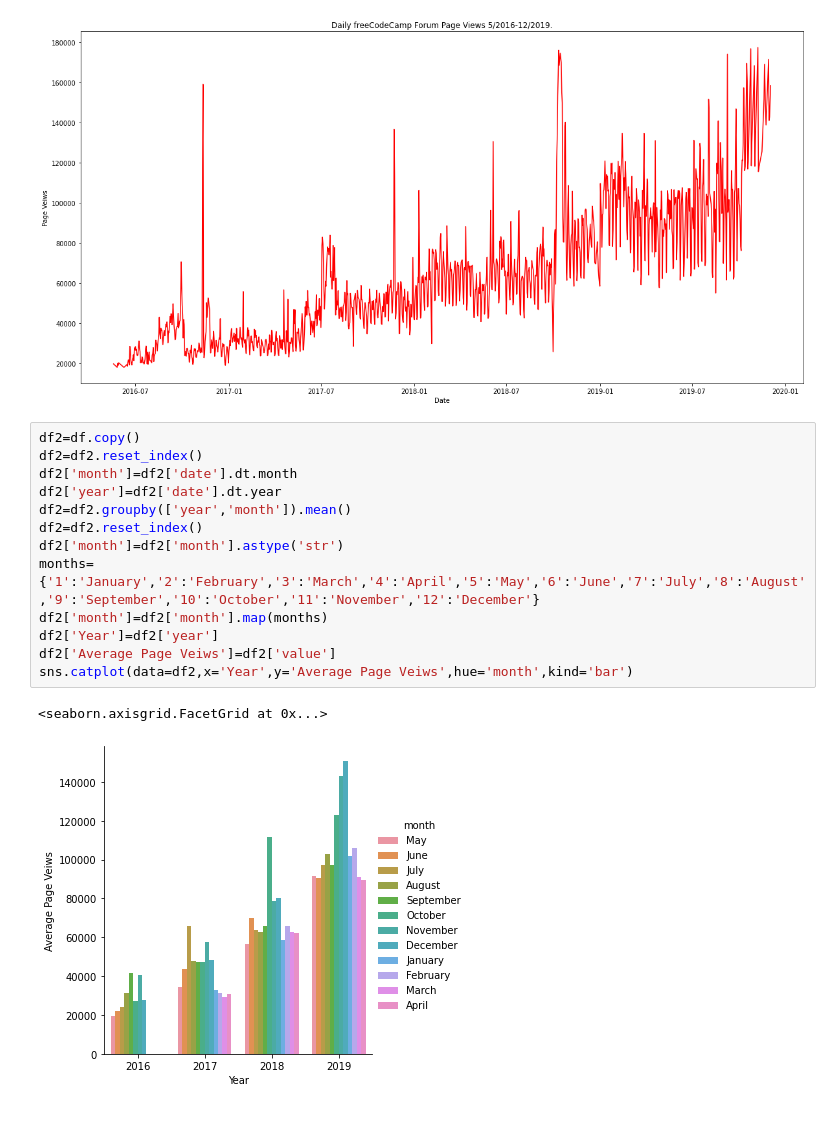
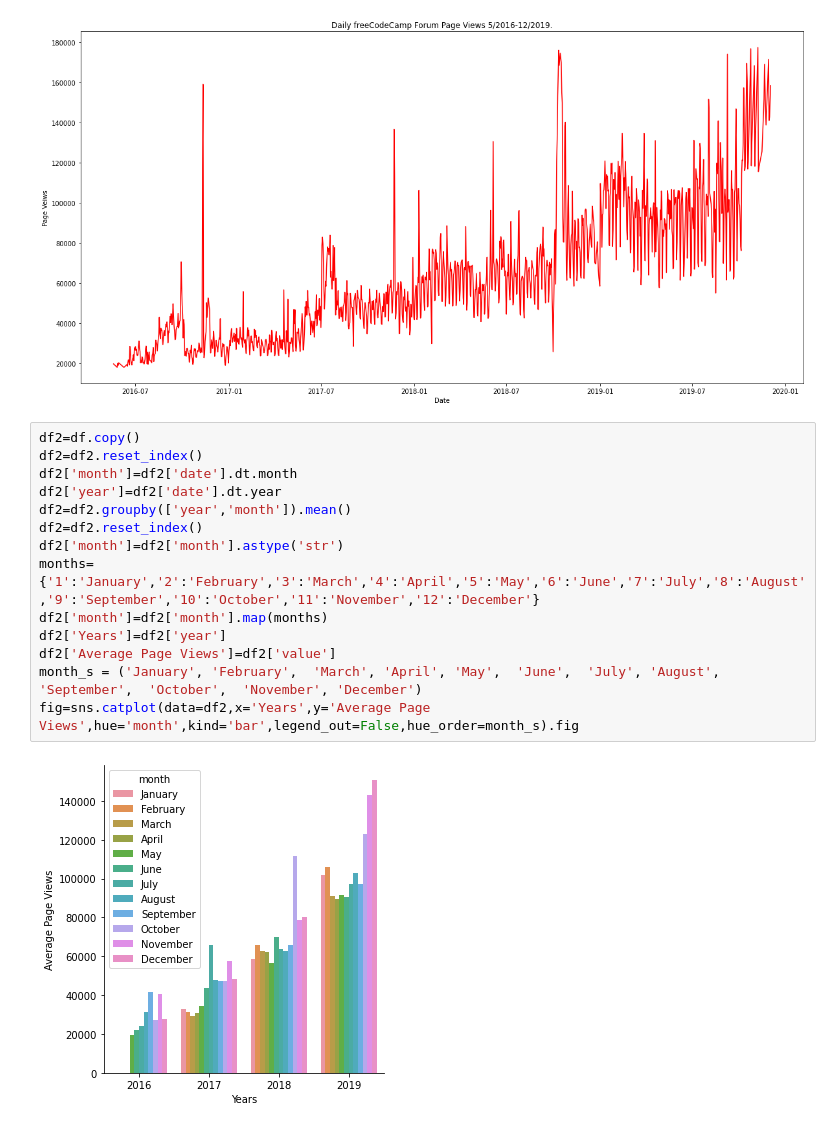
Before and after one commit to Batman2002/boilerplate-page-time-view-series-visualizer, a Jupyter notebook: boilerplate_page_time_analyzer.ipynb, the cells around one changed output. Cells and saved outputs as stored; diff of their text form.

```diff
--- a/boilerplate_page_time_analyzer.ipynb
+++ b/boilerplate_page_time_analyzer.ipynb
@@ -62,19 +62,19 @@ Text(0, 0.5, 'Page Veiws')
 # %%
 df2=df.copy()
 df2=df2.reset_index()
 df2['month']=df2['date'].dt.month
 df2['year']=df2['date'].dt.year
 df2=df2.groupby(['year','month']).mean()
 df2=df2.reset_index()
 df2['month']=df2['month'].astype('str')
 months={'1':'January','2':'February','3':'March','4':'April','5':'May','6':'June','7':'July','8':'August','9':'September','10':'October','11':'November','12':'December'}
 df2['month']=df2['month'].map(months)
-df2['Year']=df2['year']
-df2['Average Page Veiws']=df2['value']
-sns.catplot(data=df2,x='Year',y='Average Page Veiws',hue='month',kind='bar')
+df2['Years']=df2['year']
+df2['Average Page Views']=df2['value']
+month_s = ('January', 'February',  'March', 'April', 'May',  'June',  'July', 'August', 'September',  'October',  'November', 'December')
+fig=sns.catplot(data=df2,x='Years',y='Average Page Views',hue='month',kind='bar',legend_out=False,hue_order=month_s).fig
 # %% [output]
-<seaborn.axisgrid.FacetGrid at 0x...>
-[figure, old version]
+[figure, new version]
 # %%
 df_box = df.copy()
 df_box.reset_index(inplace=True)
```
Also changed, not shown: parts of 1 cell of this notebook.
